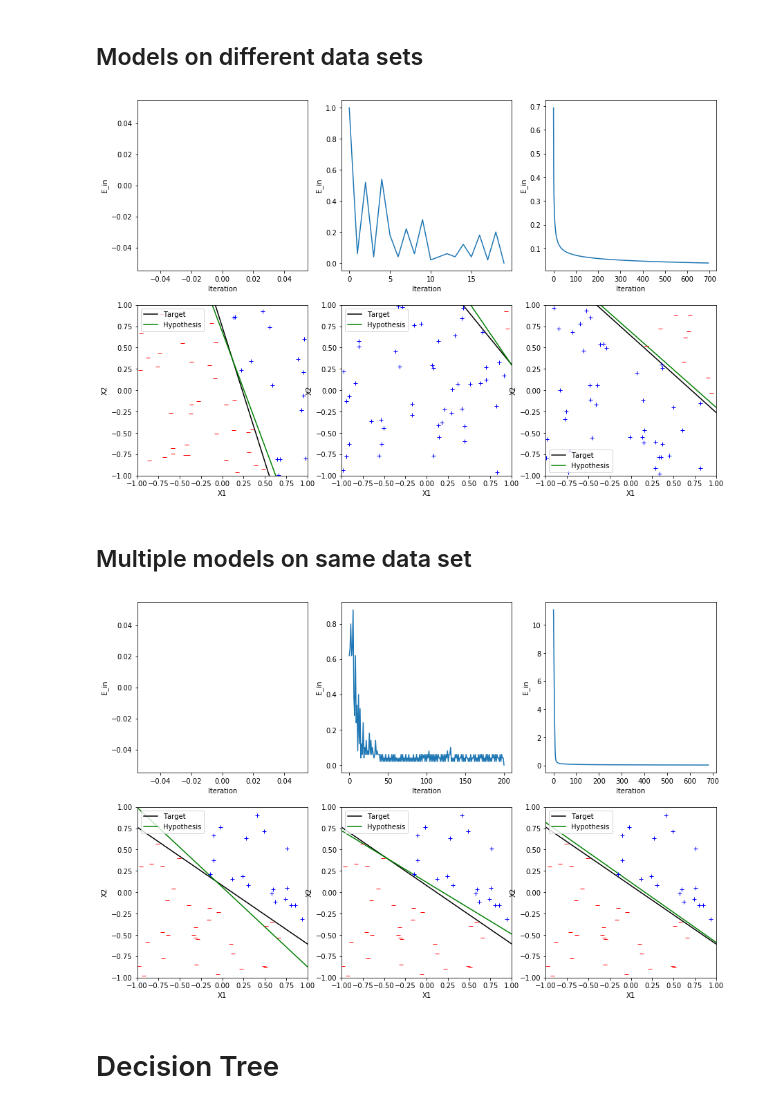
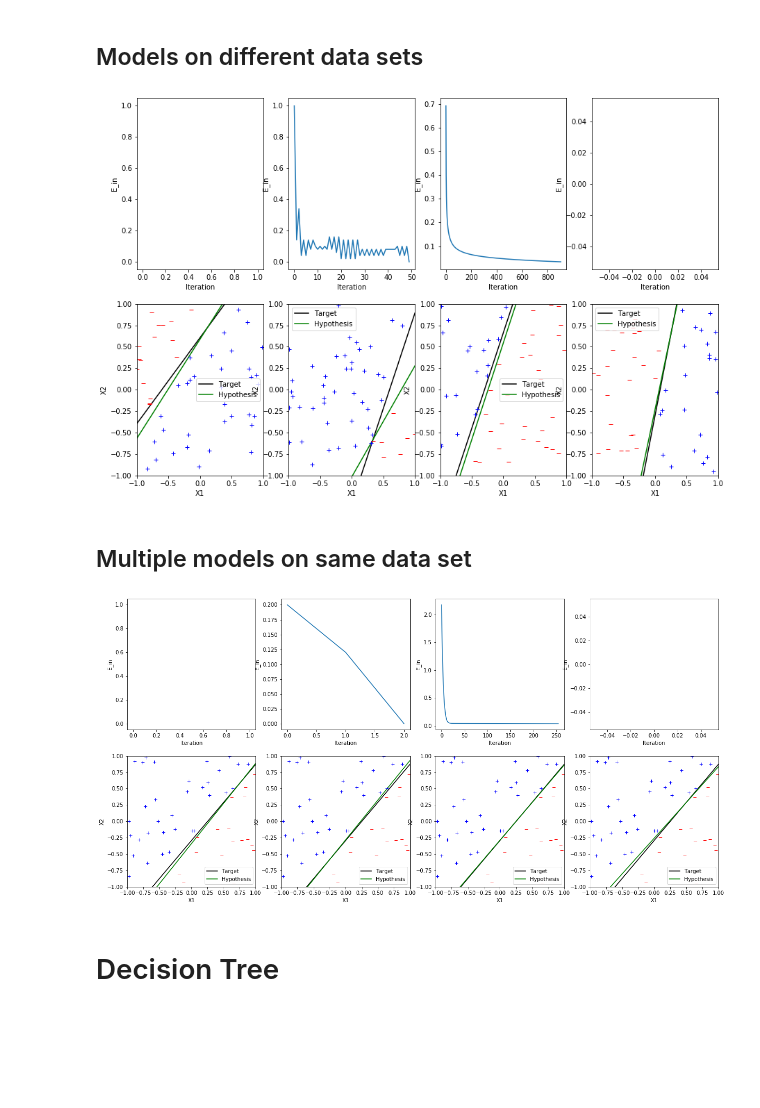
Before and after one commit to akshayyeluri/MLModels, a Jupyter notebook: demo.ipynb, the cells around one changed output. Saved outputs shown, nothing was run; the diff lists cells and outputs as text; code cells hidden in the pictures; blank space fills up the shorter version.

Commit message:
Cleaned up interface (particularly handling of bias for lin models) and added SVMs

```diff
--- a/demo.ipynb
+++ b/demo.ipynb
@@ -26,7 +25,7 @@ def run(model, n, plotting=False, axes=None, nTestPoints=1000):
     with nTestPoints.
     '''
     f, line1 = u.genF()
-    X, Y = u.genData(f, n)
+    X, Y = u.genData(f, n, appendOnes=False)
     it, E_ins = model.fit(X, Y)
 
     if plotting:
@@ -42,12 +41,12 @@ def run(model, n, plotting=False, axes=None, nTestPoints=1000):
     X2, Y2 = u.genData(f, nTestPoints)
     return it, model.findE_in(X2, Y2)
 # %%
-models = [lm.LinearModel(3), lm.Perceptron(3), lm.LogisticRegression(3)]
-fig, axes = plt.subplots(2, 3, figsize=(15, 10))
+models = [lm.LinearModel(2), lm.Perceptron(2), lm.LogisticRegression(2), lm.SVM(2)]
+fig, axes = plt.subplots(2, 4, figsize=(15, 10))
 for i, model in enumerate(models):
     run(model, 50, plotting=True, axes=axes[:,i])
 # %% [output]
-[figure, old version]
+[figure, new version]
 # %% [markdown]
 ## Multiple models on same data set
 # %%
@@ -71,7 +70,7 @@ def combinedRun(models, n):
 # %%
 combinedRun(models, 50)
 # %% [output]
-[figure, old version]
+[figure, new version]
 # %% [markdown]
 # Decision Tree
 # %%
```
Also changed, not shown: parts of 6 cells of this notebook, 6 other files.
